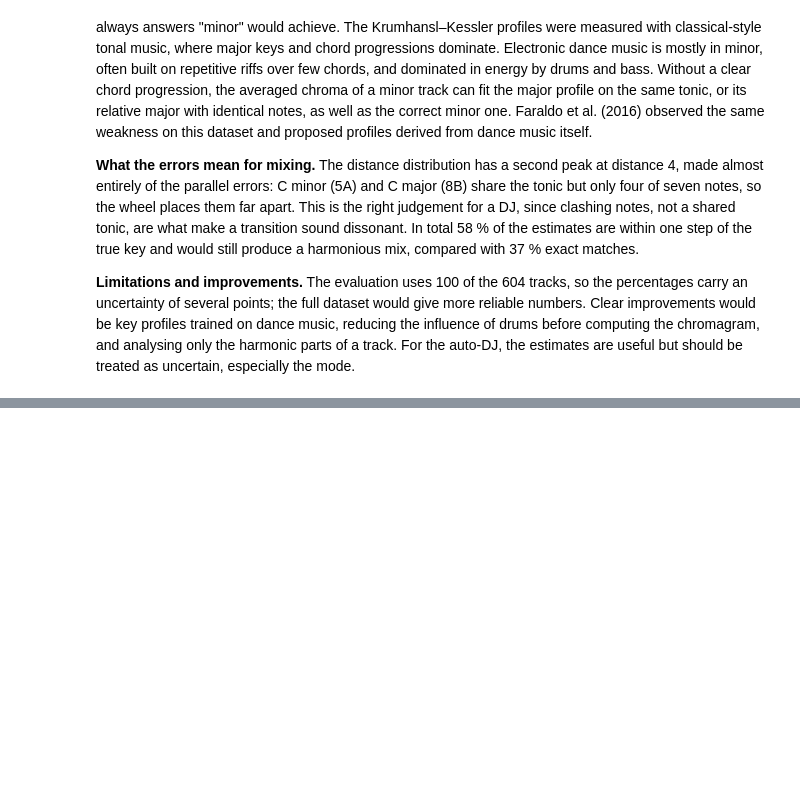
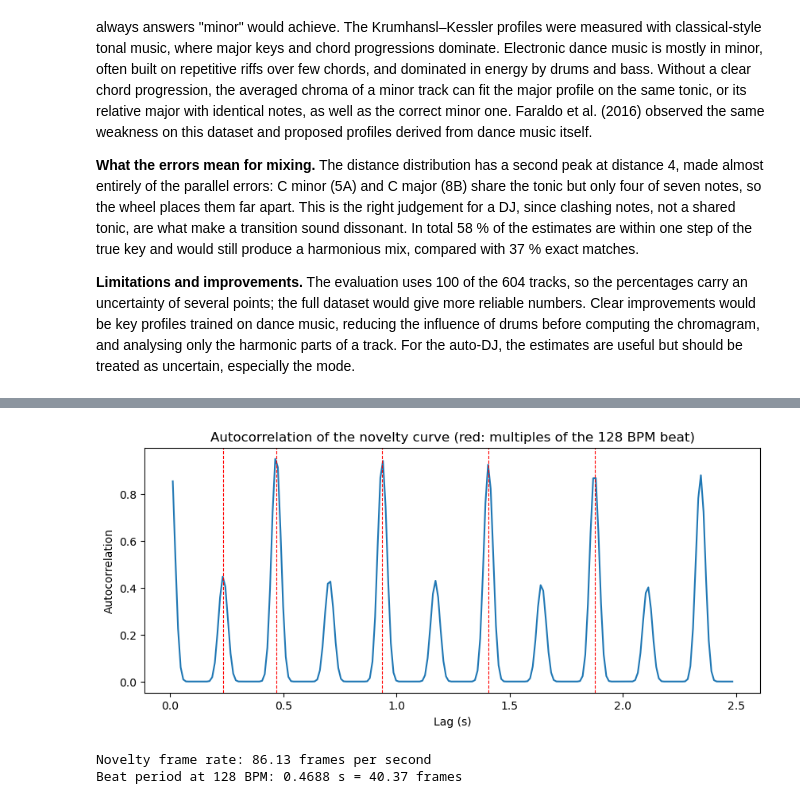
Before and after one commit to y0vladimirova/math-behind-the-mix, a Jupyter notebook: main.ipynb, the cells around one changed output, grey strips where cells are left out. Saved outputs shown, nothing was run; the diff lists cells and outputs as text; code cells hidden in the pictures; blank space fills up the shorter version.

```diff
--- a/main.ipynb
+++ b/main.ipynb
@@ -1288,0 +1370,21 @@ for i, mode in enumerate(modes):
+# %%
+from djmath.tempo import autocorrelation, lag_to_bpm
+
+frame_rate = SAMPLE_RATE / 256
+r = autocorrelation(novelty)
+lags = np.arange(1, int(2.5 * frame_rate))
+
+plt.plot(lags / frame_rate, r[lags])
+for multiple in [0.5, 1, 2, 3, 4]:
+    plt.axvline(multiple * 60 / 128, color="red", lw=0.8, ls="--")
+plt.xlabel("Lag (s)")
+plt.ylabel("Autocorrelation")
+plt.title("Autocorrelation of the novelty curve (red: multiples of the 128 BPM beat)")
+plt.show()
+
+print(f"Novelty frame rate: {frame_rate:.2f} frames per second")
+print(f"Beat period at 128 BPM: {60 / 128:.4f} s = {frame_rate * 60 / 128:.2f} frames")
+# %% [output]
+[figure, added]
+Novelty frame rate: 86.13 frames per second
+Beat period at 128 BPM: 0.4688 s = 40.37 frames
```
Also changed, not shown: parts of 29 cells of this notebook, 4 other files.
